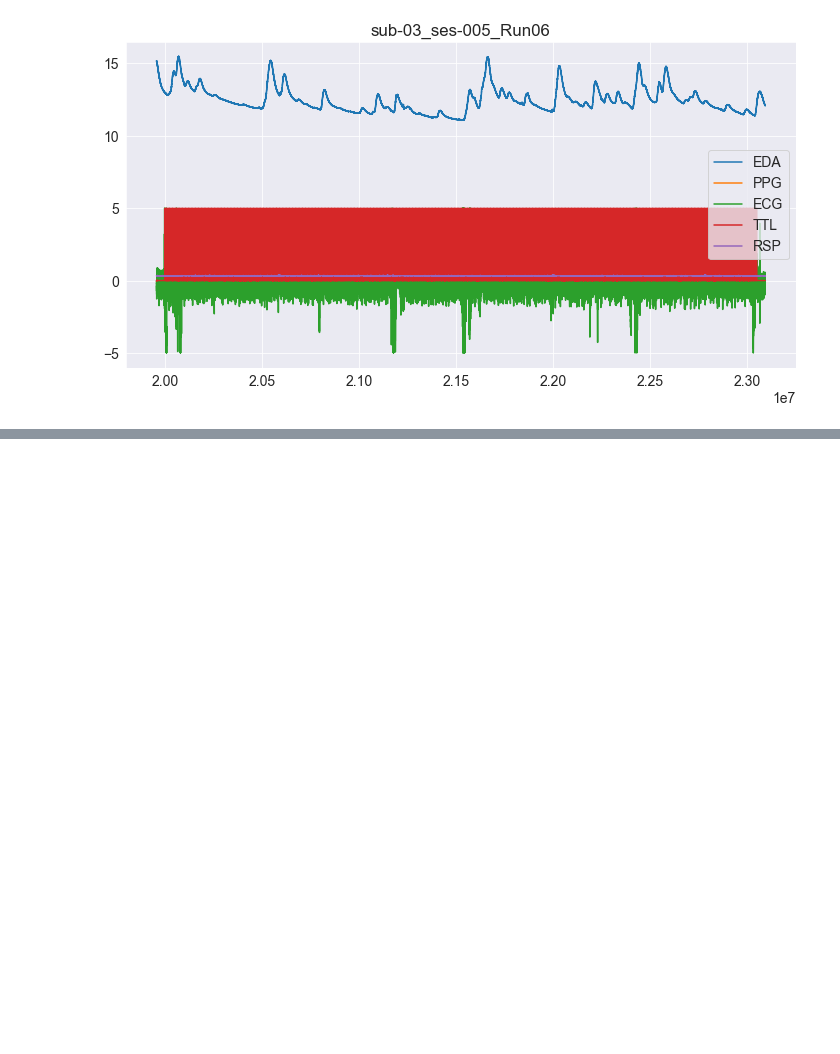
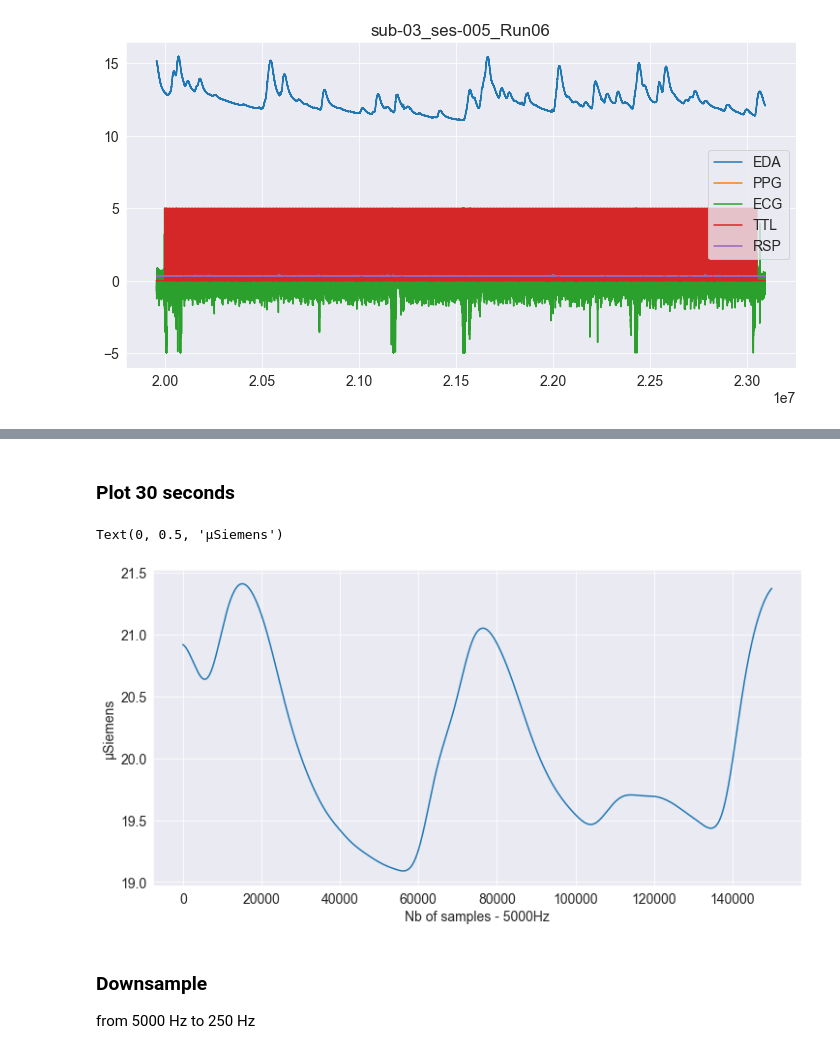
Before and after one commit to courtois-neuromod/ds_prep, a Jupyter notebook: physio/converting_cleaning.ipynb, the cells around one changed output, grey strips where cells are left out. Saved outputs shown, nothing was run; the diff lists cells and outputs as text; code cells hidden in the pictures; blank space fills up the shorter version.

```diff
--- a/physio/converting_cleaning.ipynb
+++ b/physio/converting_cleaning.ipynb
@@ -66,0 +102,14 @@ bio_df
+# %%
+eda_clean = nk2.eda_clean(eda_raw, 5000, method='biosppy')
+# %% [markdown]
+### Plot 30 seconds
+# %%
+plt.plot(eda_clean[:150000])
+plt.xlabel("Nb of samples - 5000Hz")
+plt.ylabel("µSiemens")
+# %% [output]
+Text(0, 0.5, 'µSiemens')
+[figure, added]
+# %% [markdown]
+### Downsample
+from 5000 Hz to 250 Hz
```
Also changed, not shown: parts of 26 cells of this notebook, 1 other file.
